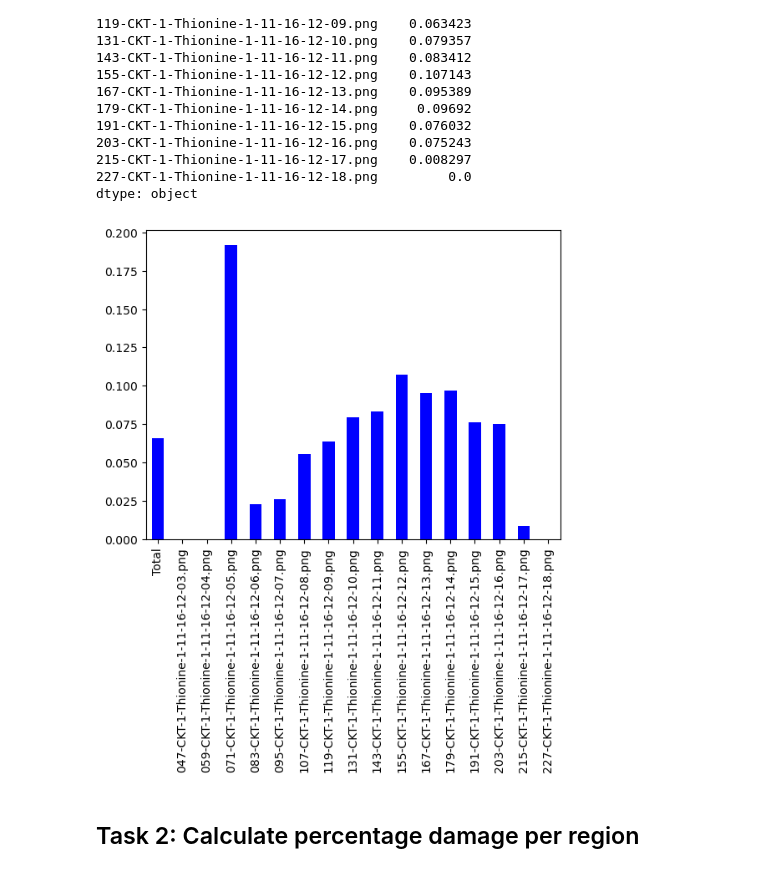
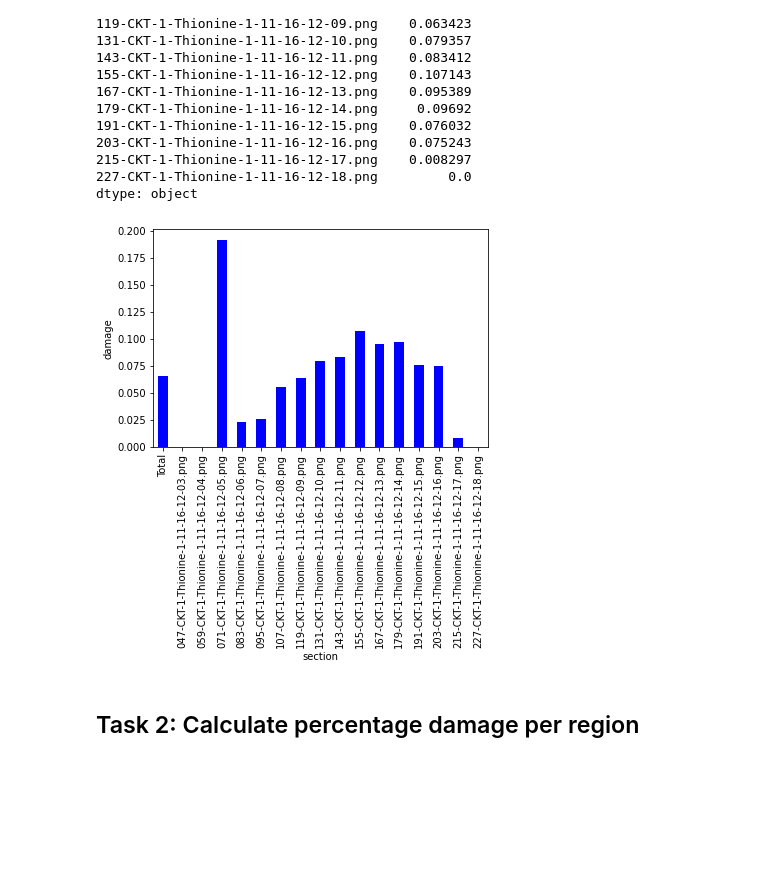
Before and after one commit to sharoncy/PythonPractise, a Jupyter notebook: QCAlign_calculations/QCAlign_damage/QCAlign_CalcDamage_final.ipynb, the cells around one changed output. Saved outputs shown, nothing was run; the diff lists cells and outputs as text; code cells hidden in the pictures; blank space fills up the shorter version.

```diff
--- a/QCAlign_calculations/QCAlign_damage/QCAlign_CalcDamage_final.ipynb
+++ b/QCAlign_calculations/QCAlign_damage/QCAlign_CalcDamage_final.ipynb
@@ -72,9 +86,9 @@ Total                                   0.065902
 dtype: object
 # %%
 # plot panda.series
-plt = perc_damage.plot.bar(x="section", y = "% damage", color=['b'])
+sectionplot = perc_damage.plot.bar(xlabel="section", ylabel = "damage", color=['b'])
 # %% [output]
-[figure, old version]
+[figure, new version]
 # %%
 # save the fig to svg format
 
```
Also changed, not shown: parts of 9 cells of this notebook, 4 other files.
